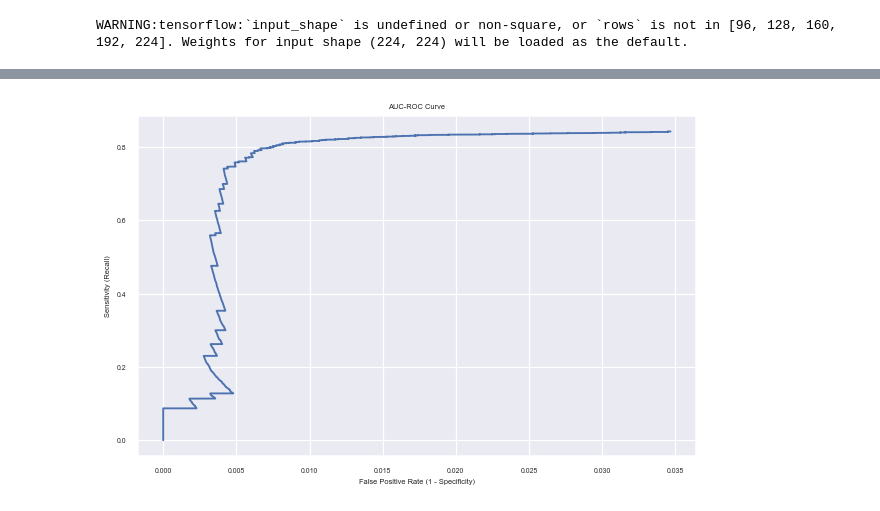
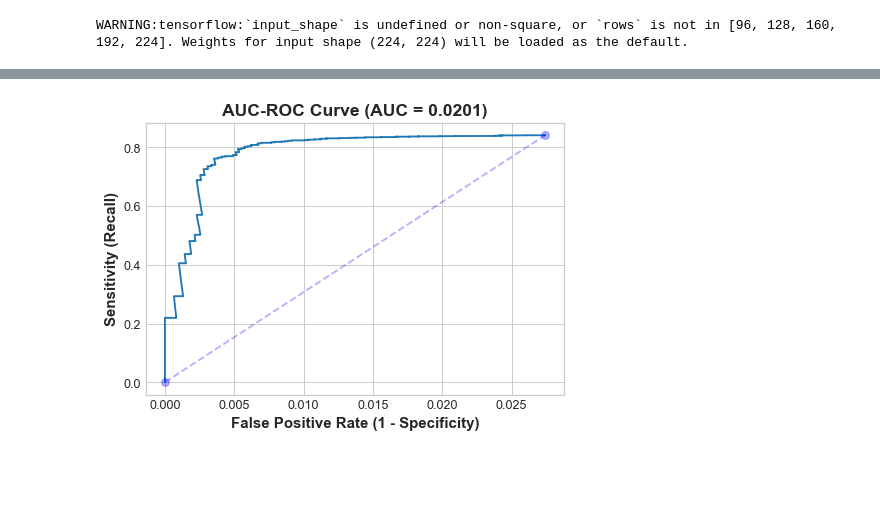
Before and after one commit to prajeshshrestha/Minor-Project-Monument-Detection, a Jupyter notebook: AUC-ROC-Augmented Data.ipynb, the cells around one changed output, grey strips where cells are left out. Cells and saved outputs as stored; diff of their text form; code cells hidden in the pictures; blank space fills up the shorter version.

```diff
--- a/AUC-ROC-Augmented Data.ipynb
+++ b/AUC-ROC-Augmented Data.ipynb
@@ -71,7 +71,7 @@ test_data = test_data.padded_batch(batch_size, padded_shapes=data_shapes, paddin
 # %%
 ssd_model = get_model(hyper_params)
 ssd_model_path = io_utils.get_model_path(backbone)
-ssd_model.load_weights("./trained/ssd_mobilenet_v2_model_weights_150_epch 1e-3 and 1e-4.h5")
+ssd_model.load_weights("./trained/ssd_mobilenet_v2_model_weights_150 epoch 1e-4 and 64 batch size (stucked) in 149 epoch.h5")
 prior_boxes = bbox_utils.generate_prior_boxes(hyper_params["feature_map_shapes"], hyper_params["aspect_ratios"])
 ssd_decoder_model = get_decoder_model(ssd_model, prior_boxes, hyper_params)
 # %% [output]
@@ -208,12 +208,28 @@ for row in df.iterrows():
 column_name = ['Image', 'Detection', 'Confidence', "TP", "FP", 'TN', 'Acc TP', 'Acc FP', 'Acc TN', 'Recall', 'Specificity', 'FPR']
 new_df = pd.DataFrame(new_data_list, columns = column_name)
 # %%
-plt.figure(figsize = (8, 5), dpi = 90)
-plt.plot(new_df['FPR'], new_df['Recall'])
-plt.title('AUC-ROC Curve')
-plt.xlabel('False Positive Rate (1 - Specificity)')
-plt.ylabel('Sensitivity (Recall)')
+plt.style.use('seaborn-whitegrid')
+font_title = {'size': 14, 'weight' : 'bold'}
+font_label = {'size': 12, 'weight' : 'bold'}
+plt.figure(figsize = (6, 4), dpi = 90)
+
+fpr = new_df['FPR'].tolist()
+recall = new_df['Recall'].tolist()
+len_fpr = len(fpr)
+len_recall = len(recall)
+
+auc_value = calculate_auc(new_df['FPR'], new_df['Recall'])
+
+plt.plot(fpr, recall)
+plt.title("AUC-ROC Curve (AUC = %.4f)" % auc_value, fontdict = font_title )
+plt.xlabel('False Positive Rate (1 - Specificity)', fontdict = font_label)
+plt.ylabel('Sensitivity (Recall)', fontdict = font_label)
+x_values = [fpr[0], fpr[len_fpr - 1]]
+y_values = [recall[0], recall[len_recall - 1]]
+plt.plot(x_values, y_values, 'bo', linestyle = '--', alpha = 0.30)
+save_loc = r"./Curves and Graphs/AUC-ROC Curve.jpg"
+plt.savefig(save_loc, dpi = 160, bbox_inches = 'tight', pad_inches = 0.3)
 plt.show()
 # %% [output]
-[figure, old version]
+[figure, new version]
 # %%
```
Also changed, not shown: parts of 3 cells of this notebook, 4 other files.
